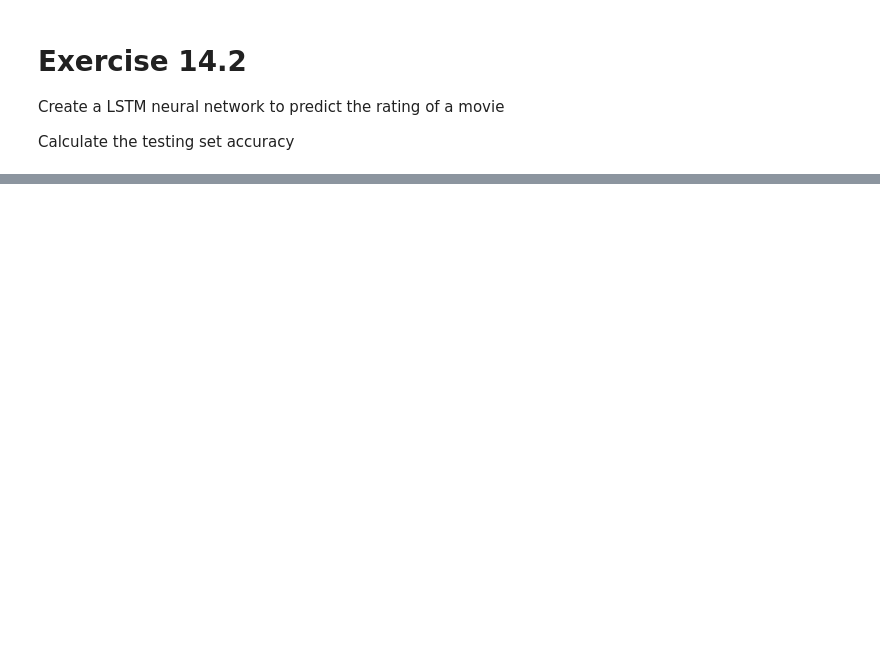
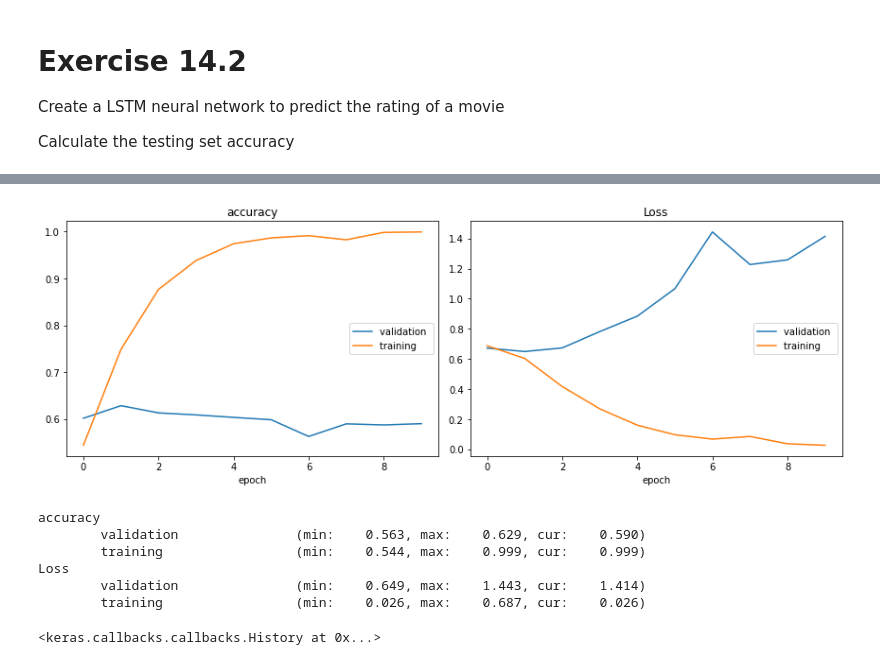
Before and after one commit to dtavera2269/P2ModelosAvanzados1, a Jupyter notebook: E14-LSTM.ipynb, the cells around one changed output, grey strips where cells are left out. Drawn from its saved outputs; the diff is of its cells as text; code cells hidden in the pictures; blank space fills up the shorter version.

```diff
--- a/E14-LSTM.ipynb
+++ b/E14-LSTM.ipynb
@@ -54,0 +186,9 @@ Calculate the testing set accuracy
+# %%
+model1 = Sequential()
+model1.add(Embedding(len(vocabulary) + 1, 250, input_length=max_len))
+model1.add(LSTM(32))
+model1.add(Dropout(0.5))
+model1.add(Dense(1, activation='sigmoid'))
+model1.compile(loss='binary_crossentropy', optimizer='rmsprop', metrics=['accuracy'])
+
+model1.summary()
@@ -54,0 +212,13 @@ Calculate the testing set accuracy
+# %%
+model1.fit(X_train, y_train, validation_data=[X_test, y_test],
+          batch_size=380, epochs=10, verbose=1,
+          callbacks=[PlotLossesKeras()])
+# %% [output]
+[figure, added]
+accuracy
+        validation               (min:    0.563, max:    0.629, cur:    0.590)
+        training                 (min:    0.544, max:    0.999, cur:    0.999)
+Loss
+        validation               (min:    0.649, max:    1.443, cur:    1.414)
+        training                 (min:    0.026, max:    0.687, cur:    0.026)
+<keras.callbacks.callbacks.History at 0x...>
```
Also changed, not shown: parts of 14 cells of this notebook, 4 other files.
